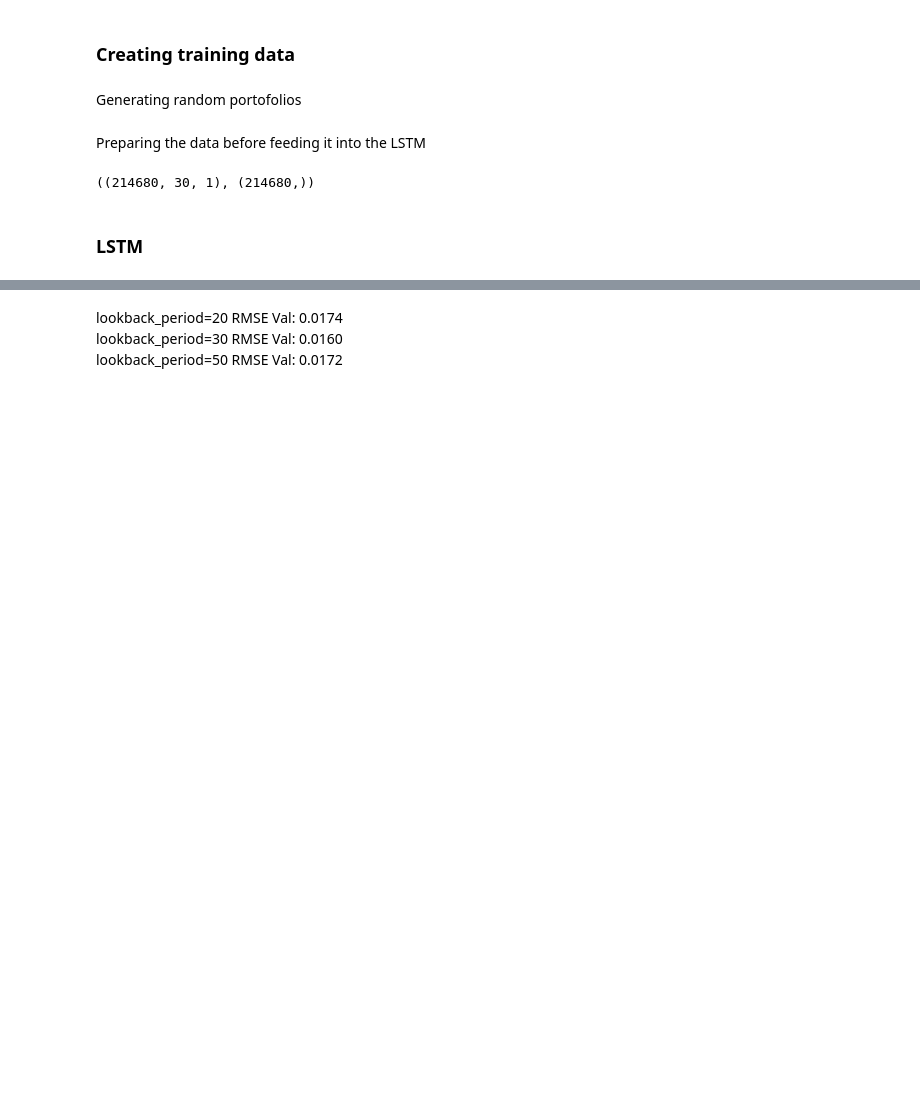
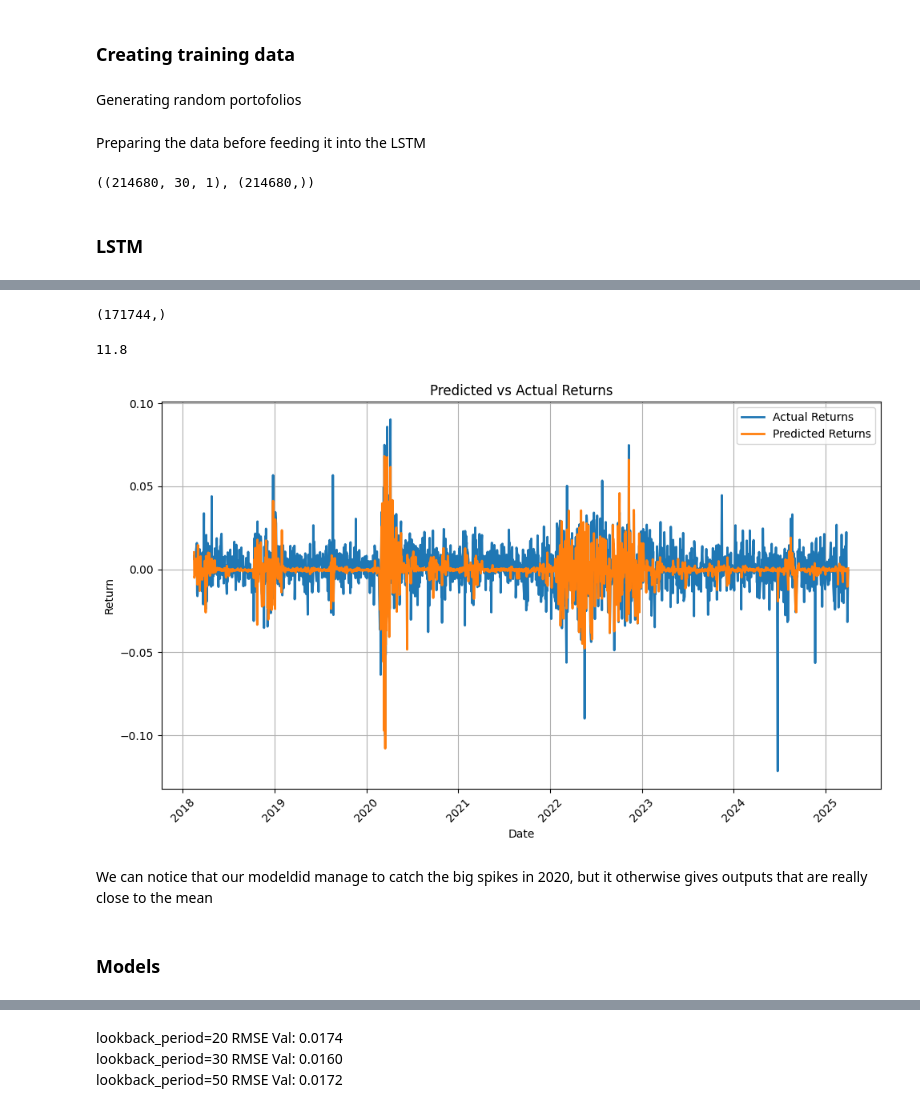
Before and after one commit to mairovitzmario/value-at-risk, a Jupyter notebook: research/model.ipynb, the cells around one changed output, grey strips where cells are left out. Saved outputs shown, nothing was run; the diff lists cells and outputs as text; code cells hidden in the pictures; blank space fills up the shorter version.

```diff
--- a/research/model.ipynb
+++ b/research/model.ipynb
@@ -191,12 +234,13 @@ x_train, x_test, y_train, y_test = train_test_split(
 # %%
-# Define input parameters
-input_size = x_train.shape[2]  # Number of features
-hidden_layer_size = 50         # Number of units in the LSTM layer
-output_size = 1                # Output a single value (regression)
-
 # Initialize the model
-model = LSTMModel()
+model = LSTMModel().to(device)
 
 # Define loss function and optimizer
 loss_function = nn.MSELoss()  # Mean Squared Error for regression
 optimizer = optim.Adam(model.parameters(), lr=0.001)
+# %%
+# Convert data to PyTorch tensors
+X_train_tensor = torch.tensor(x_train, dtype=torch.float32).to(device)
+y_train_tensor = torch.tensor(y_train, dtype=torch.float32).to(device)
+X_val_tensor = torch.tensor(x_test, dtype=torch.float32).to(device)
+y_val_tensor = torch.tensor(y_test, dtype=torch.float32).to(device)
@@ -248,0 +310,2 @@ Epoch 10/10, RMSE Train: 0.0162, RMSE Val: 0.0160
+# %%
+test_returns = get_portofolio_returns(generate_random_portfolio(tickers, 1, 10))
@@ -248,0 +343,39 @@ Epoch 10/10, RMSE Train: 0.0162, RMSE Val: 0.0160
+# %%
+y_train.shape
+# %% [output]
+(171744,)
+# %%
+print(torch.version.cuda)
+# %% [output]
+11.8
+# %%
+# Set the model to evaluation mode
+model.eval()
+
+# Make predictions with the model
+with torch.no_grad():
+    predictions = model(X_new_tensor).squeeze().cpu().numpy()
+    actuals = y_new_tensor.cpu().numpy()
+# %%
+import matplotlib.pyplot as plt
+
+dates = test_returns.index[LOOKBACK:].values
+
+# Plotting
+plt.figure(figsize=(10, 6))
+plt.plot(dates, actuals, label='Actual Returns', linewidth=2)
+plt.plot(dates, predictions, label='Predicted Returns', linewidth=2)
+plt.title('Predicted vs Actual Returns')
+plt.xlabel('Date')
+plt.ylabel('Return')
+plt.xticks(rotation=45)  # Rotate the date labels for better visibility
+plt.legend()
+plt.grid(True)
+plt.tight_layout()
+plt.show()
+# %% [output]
+[figure, added]
+# %% [markdown]
+We can notice that our modeldid manage to catch the big spikes in 2020, but it otherwise gives outputs that are really close to the mean
+# %% [markdown]
+### Models
```
Also changed, not shown: parts of 16 cells of this notebook, 3 other files.
